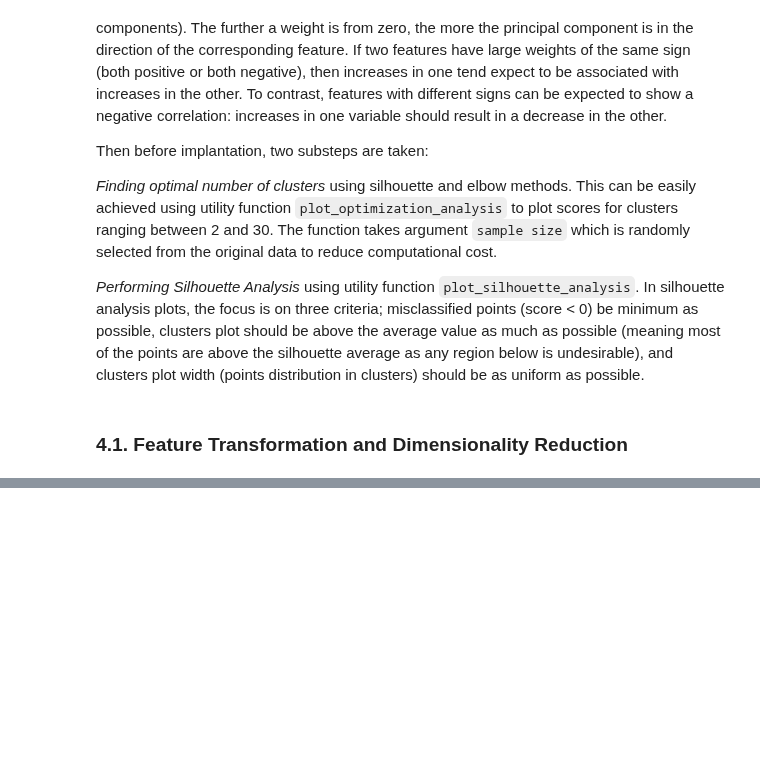
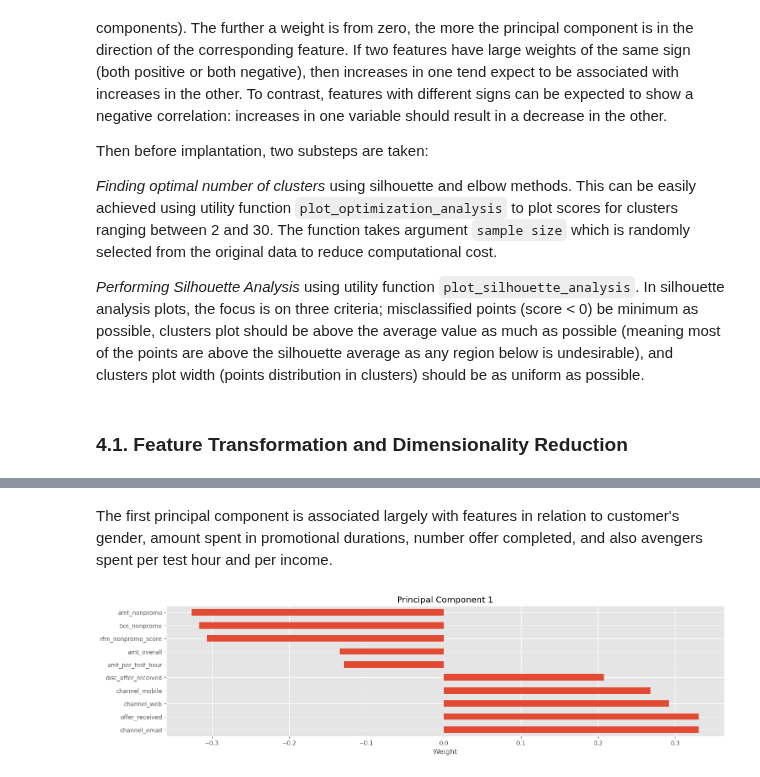
Before and after one commit to codeefy/Starbucks-Customer-Segmentation-, a Jupyter notebook: segmentation.ipynb, the cells around one changed output, grey strips where cells are left out. Drawn from its saved outputs; the diff is of its cells as text; code cells hidden in the pictures; blank space fills up the shorter version.

```diff
--- a/segmentation.ipynb
+++ b/segmentation.ipynb
@@ -1005,0 +1056,7 @@ _Performing Silhouette Analysis_ using utility function `plot_silhouette_analysi
+# %% [markdown]
+The first principal component is associated largely with features in relation to customer's gender, amount spent in promotional durations, number offer completed, and also avengers spent per test hour and per income.
+# %%
+# Investigate the second principal component
+u.plot_pca_component(coe, pca, 1)
+# %% [output]
+[figure, added]
```
Also changed, not shown: parts of 16 cells of this notebook.
